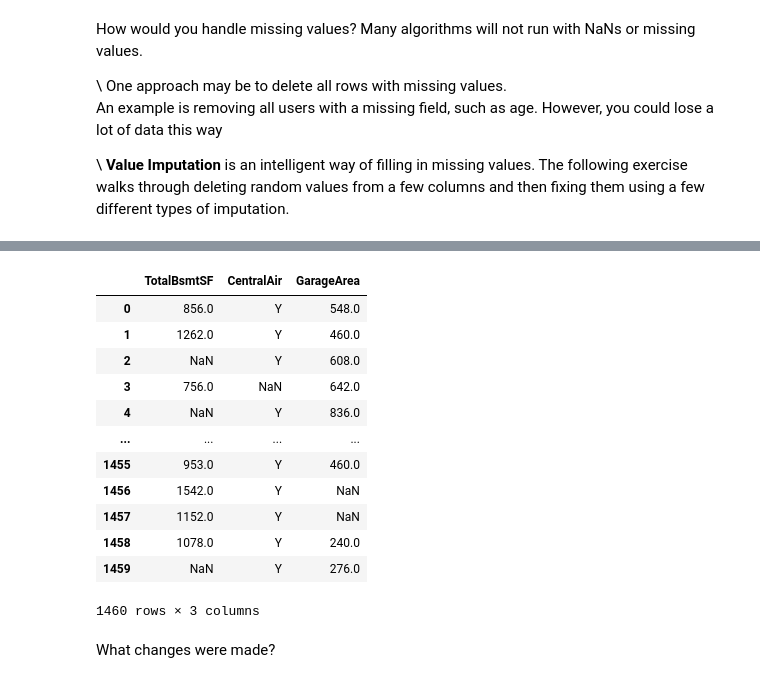
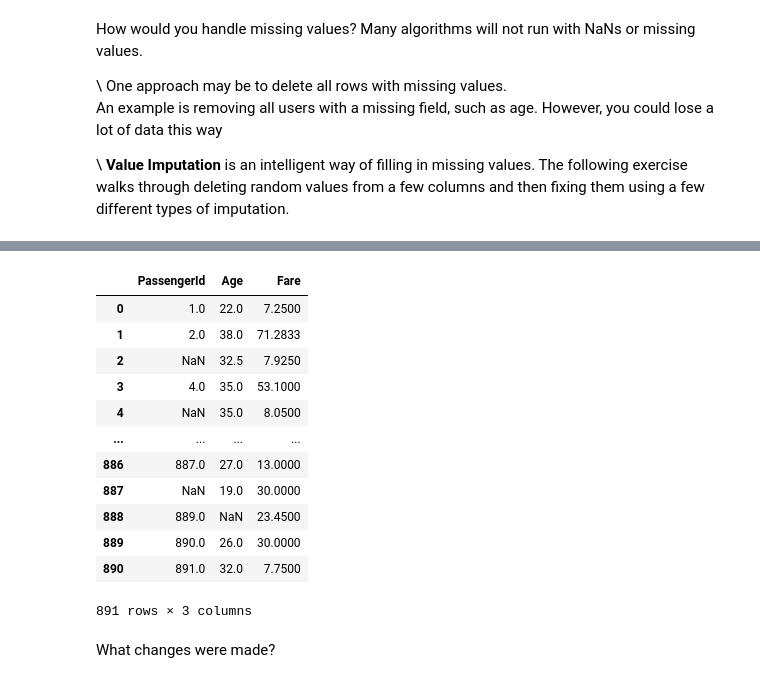
Before and after one commit to karkir0003/DSGT-Bootcamp-Material, a Jupyter notebook: Spring 2021 Material/Workshop 3/Workshop3.ipynb, the cells around one changed output, grey strips where cells are left out. Saved outputs shown, nothing was run; the diff lists cells and outputs as text; code cells hidden in the pictures.

```diff
--- a/Spring 2021 Material/Workshop 3/Workshop3.ipynb
+++ b/Spring 2021 Material/Workshop 3/Workshop3.ipynb
@@ -277,6 +164,6 @@ An example is removing all users with a missing field, such as age. However, you
 \\
 **Value Imputation** is an intelligent way of filling  in missing values. The following exercise walks through deleting random values from a few columns and then fixing them using a few different types of imputation.
 # %%
-df = pd.read_csv('train.csv')
+df = pd.read_csv('titanic_train.csv')
 df
 # %% [output]
@@ -296,5 +183,5 @@ df
 # %%
 # Creating a new dataframe with a subset of columns from the original
-mini_df = df[['TotalBsmtSF', 'CentralAir', 'GarageArea']] # Recap: what are we doing here?
+mini_df = df[['PassengerId', 'Age', 'Fare']] # Recap: what are we doing here?
 mini_df
 # %% [output]
@@ -314,33 +201,33 @@ mini_df
 # %%
 # Generating missing values -- used for the purpose of the exercise
 # Not critical to understand or reproduce!
 
 # remove 20% of data from the features
 np.random.seed(1)
 
-mini_df['TotalBsmtSF'] = \
-    mini_df['TotalBsmtSF'].mask(np.random.random(mini_df['TotalBsmtSF'].shape) < .2)
+mini_df['PassengerId'] = \
+    mini_df['PassengerId'].mask(np.random.random(mini_df['PassengerId'].shape) < .2)
 
-mini_df['CentralAir'] = \
-    mini_df['CentralAir'].mask(np.random.random(mini_df['CentralAir'].shape) < .2)
+mini_df['Age'] = \
+    mini_df['Age'].mask(np.random.random(mini_df['Age'].shape) < .2)
 
-mini_df['GarageArea'] = \
-    mini_df['GarageArea'].mask(np.random.random(mini_df['GarageArea'].shape) < .2)
+mini_df['Fare'] = \
+    mini_df['Fare'].mask(np.random.random(mini_df['Fare'].shape) < .2)
 mini_df
 # %% [output]
-|  | TotalBsmtSF | CentralAir | GarageArea |
-| 0 | 856.0 | Y | 548.0 |
-| 1 | 1262.0 | Y | 460.0 |
-| 2 | NaN | Y | 608.0 |
-| 3 | 756.0 | NaN | 642.0 |
-| 4 | NaN | Y | 836.0 |
+|  | PassengerId | Age | Fare |
+| 0 | 1.0 | 22.0 | 7.2500 |
+| 1 | 2.0 | 38.0 | 71.2833 |
+| 2 | NaN | 32.5 | 7.9250 |
+| 3 | 4.0 | 35.0 | 53.1000 |
+| 4 | NaN | 35.0 | 8.0500 |
 | ... | ... | ... | ... |
-| 1455 | 953.0 | Y | 460.0 |
-| 1456 | 1542.0 | Y | NaN |
-| 1457 | 1152.0 | Y | NaN |
-| 1458 | 1078.0 | Y | 240.0 |
-| 1459 | NaN | Y | 276.0 |
+| 886 | 887.0 | 27.0 | 13.0000 |
+| 887 | NaN | 19.0 | 30.0000 |
+| 888 | 889.0 | NaN | 23.4500 |
+| 889 | 890.0 | 26.0 | 30.0000 |
+| 890 | 891.0 | 32.0 | 7.7500 |
-1460 rows × 3 columns
+891 rows × 3 columns
 # %% [markdown]
 What changes were made?
 # %%
```
Also changed, not shown: parts of 75 cells of this notebook, 2 other files.
